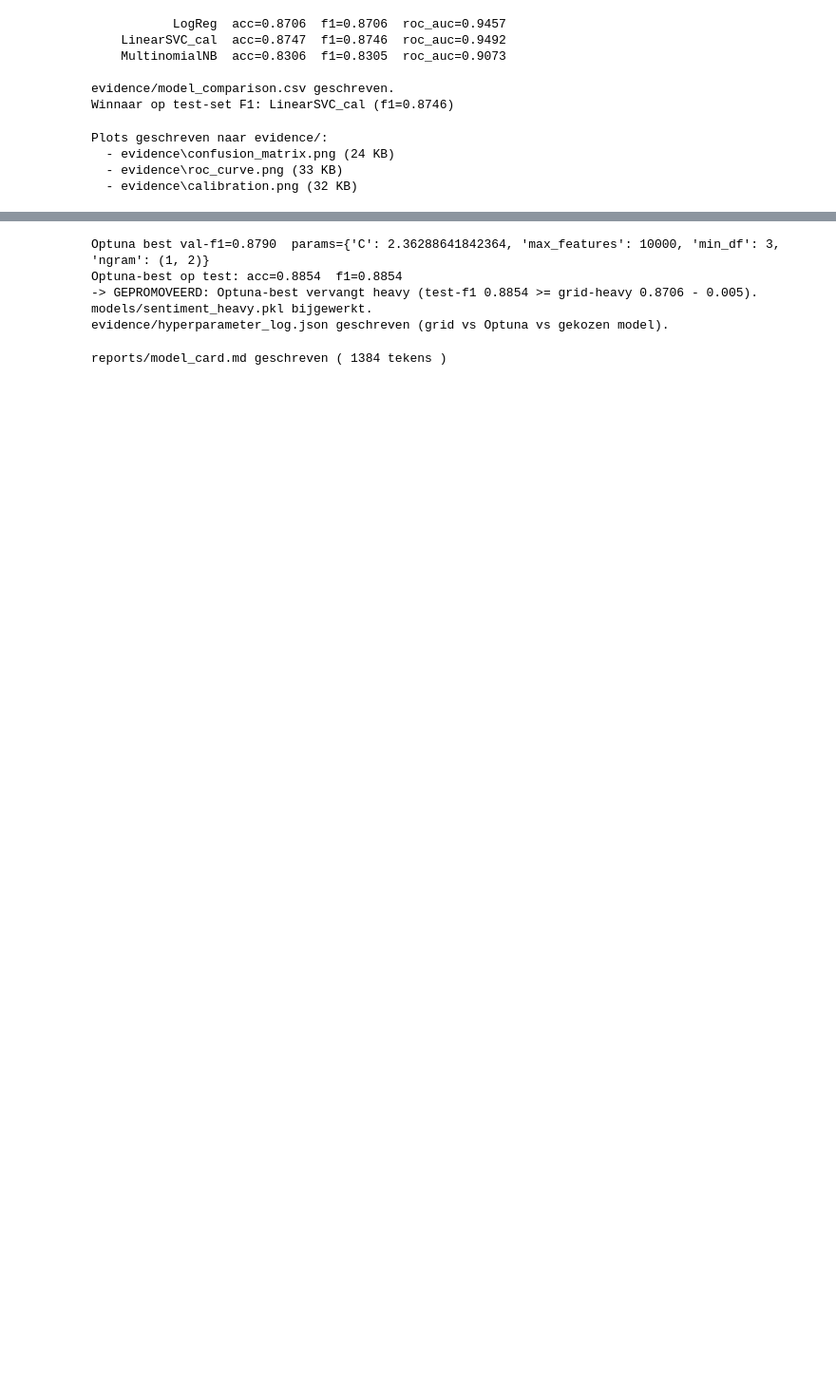
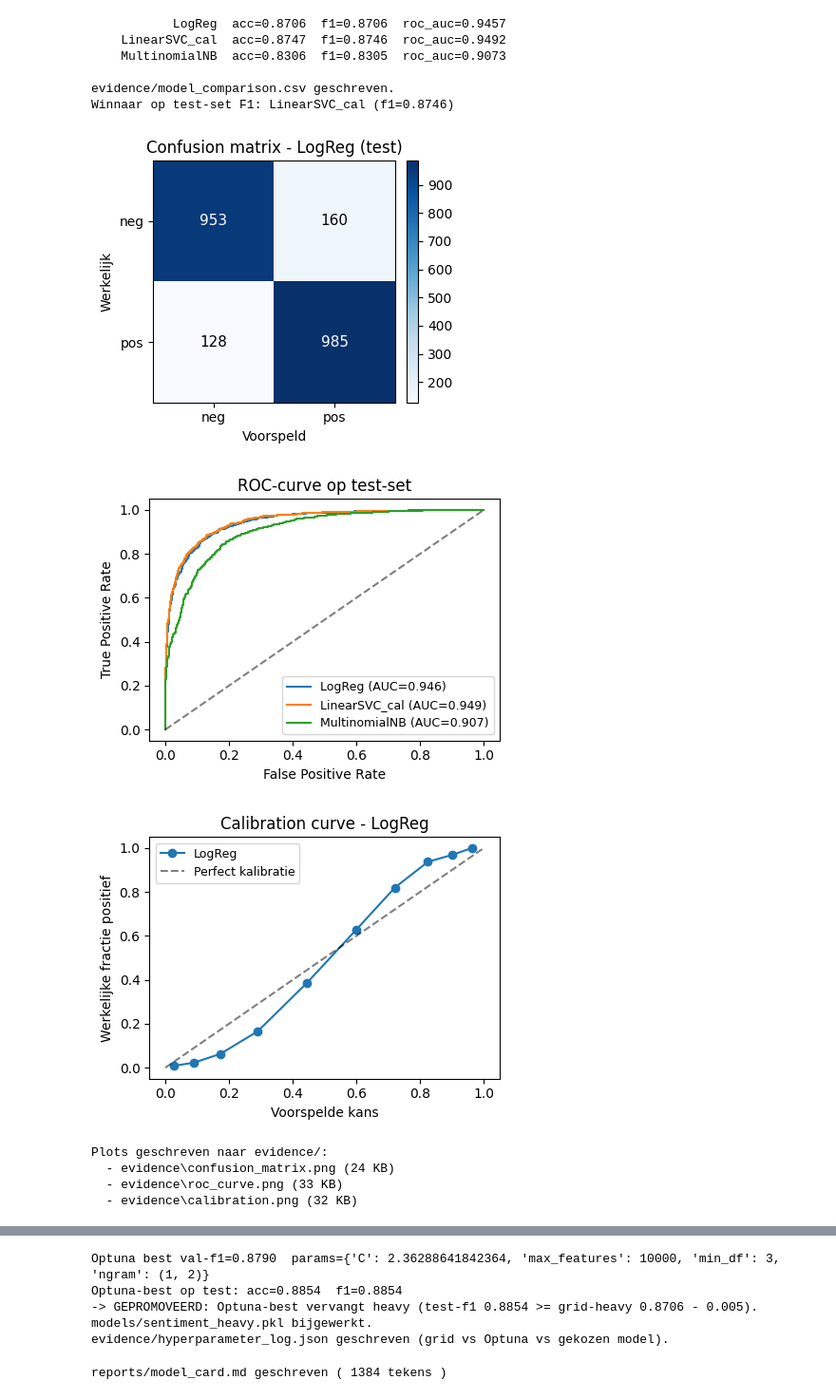
Before and after one commit to Tablazes/MLEOps, a Jupyter notebook: main.ipynb, the cells around one changed output, grey strips where cells are left out. Shown at 95% size. Drawn from its saved outputs; the diff is of its cells as text; code cells hidden in the pictures; blank space fills up the shorter version.

```diff
--- a/main.ipynb
+++ b/main.ipynb
@@ -923,7 +956,7 @@ terwijl de rij-count ~50x stijgt, is geheugen-begrensde verwerking aangetoond.
 import pyarrow as pa
 import pyarrow.parquet as pq
 
-TILES = 50                                    # ~22k * 50 = ~1.1M rijen
+TILES = 12                                    # ~22k * 12 = ~267k rijen (snel + bewijst schaling)
 src_parquet = os.path.join(raw_dir, 'reviews.parquet')
 
 with tempfile.TemporaryDirectory() as tmp:
@@ -1008,3 +1041,15 @@ StorageBackend: scheme=local  exists=True
 StorageBackend: scheme=s3  exists=False  uri=s3://vitacall-data/schoon/dbrd/reviews.parquet
 
 Voor productie: pip install s3fs (S3) of gcsfs (GCS); fsspec routeert pandas dan automatisch.
+# %%
+# Test (Leerdoel 1 + 2): bewijst dat de datapipeline en de schaalbaarheid echt
+# werken. We checken de drie datalagen op schijf, de SHA256-manifest en het
+# big-data-bewijs. Een test die hard faalt als een eerdere cel stuk is.
+import os, json
+assert os.path.exists(os.path.join(DATA_DIR, 'schoon', 'dbrd')), 'schone laag ontbreekt'
+assert os.path.exists('data/MANIFEST.json'), 'dataset-manifest ontbreekt'
+_big = json.load(open('evidence/scaling_bigdata.json', encoding='utf-8'))
+assert _big['rows'] > 200_000, f"big-data te klein: {_big['rows']}"
+assert spark_distributed['partitions'] >= 1, 'Spark-partities niet gemeten'
+print('[OK] LD1+LD2: lagen + manifest aanwezig, big-data', f"{_big['rows']:,}", 'rijen,',
+      spark_distributed['partitions'], 'Spark-partities.')
@@ -1525,7 +1545,7 @@ from sklearn.metrics import roc_curve, auc, precision_recall_curve
 
 try:
     import matplotlib
-    matplotlib.use('Agg')
+    matplotlib.use('module://matplotlib_inline.backend_inline')
     import matplotlib.pyplot as plt
     HAS_PLT = True
 except ImportError:
@@ -1617,38 +1637,41 @@ if HAS_PLT:
     fig.colorbar(im, ax=ax, fraction=0.046, pad=0.04)
     fig.tight_layout()
     fig.savefig('evidence/confusion_matrix.png', dpi=120)
-    plt.close(fig)
+    plt.show()
 
     # 2) ROC-curve voor de modellen die proba leveren.
     fig, ax = plt.subplots(figsize=(4.5, 3.5))
     for name, (_, p) in pred_dump.items():
         if p is None:
             continue
         fpr, tpr, _ = roc_curve(y_te, p)
         ax.plot(fpr, tpr, label=f'{name} (AUC={auc(fpr, tpr):.3f})')
     ax.plot([0, 1], [0, 1], 'k--', alpha=0.5)
     ax.set_xlabel('False Positive Rate'); ax.set_ylabel('True Positive Rate')
     ax.set_title('ROC-curve op test-set'); ax.legend(loc='lower right', fontsize=9)
-    fig.tight_layout(); fig.savefig('evidence/roc_curve.png', dpi=120); plt.close(fig)
+    fig.tight_layout(); fig.savefig('evidence/roc_curve.png', dpi=120); plt.show()
 
     # 3) Calibration curve voor LogReg.
     if proba_h is not None:
         prob_true, prob_pred = calibration_curve(y_te, proba_h, n_bins=10, strategy='quantile')
         fig, ax = plt.subplots(figsize=(4.5, 3.5))
         ax.plot(prob_pred, prob_true, marker='o', label='LogReg')
         ax.plot([0, 1], [0, 1], 'k--', alpha=0.5, label='Perfect kalibratie')
         ax.set_xlabel('Voorspelde kans'); ax.set_ylabel('Werkelijke fractie positief')
         ax.set_title('Calibration curve - LogReg'); ax.legend(loc='upper left', fontsize=9)
-        fig.tight_layout(); fig.savefig('evidence/calibration.png', dpi=120); plt.close(fig)
+        fig.tight_layout(); fig.savefig('evidence/calibration.png', dpi=120); plt.show()
 
     print('Plots geschreven naar evidence/:')
     for f in ['confusion_matrix.png', 'roc_curve.png', 'calibration.png']:
         p = os.path.join('evidence', f)
         if os.path.exists(p):
             print(f'  - {p} ({os.path.getsize(p) // 1024} KB)')
 else:
     print('matplotlib niet geinstalleerd; plots zijn overgeslagen.')
 # %% [output]
+[figure, added]
+[figure, added]
+[figure, added]
 Plots geschreven naar evidence/:
   - evidence\confusion_matrix.png (24 KB)
   - evidence\roc_curve.png (33 KB)
```
Also changed, not shown: parts of 60 cells of this notebook, 16 other files.
